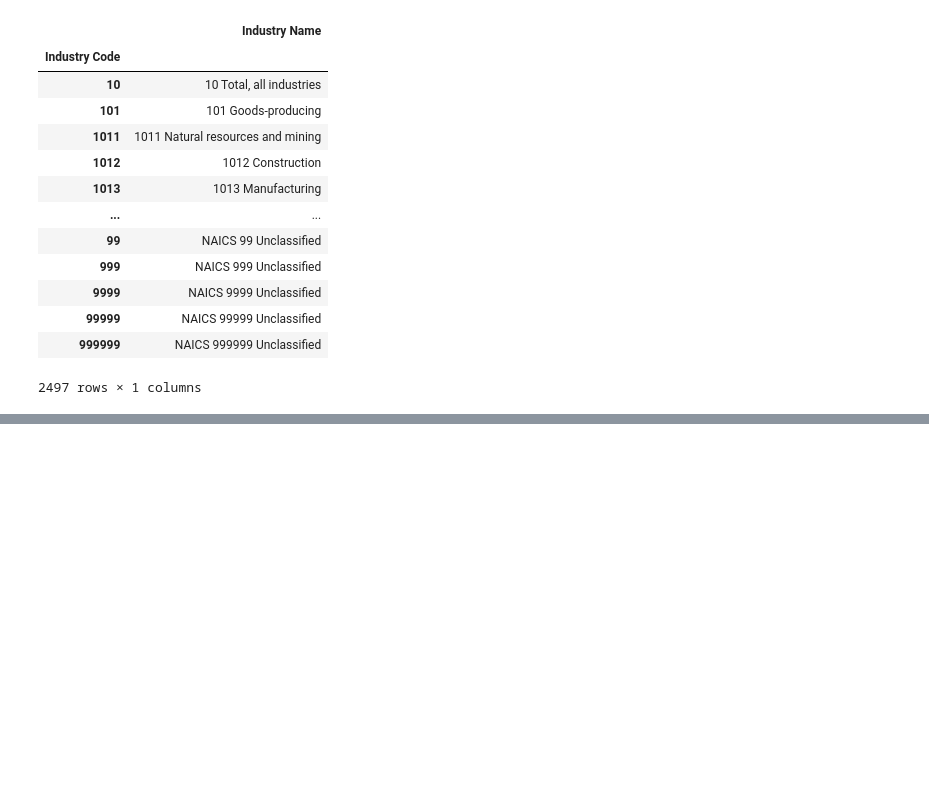
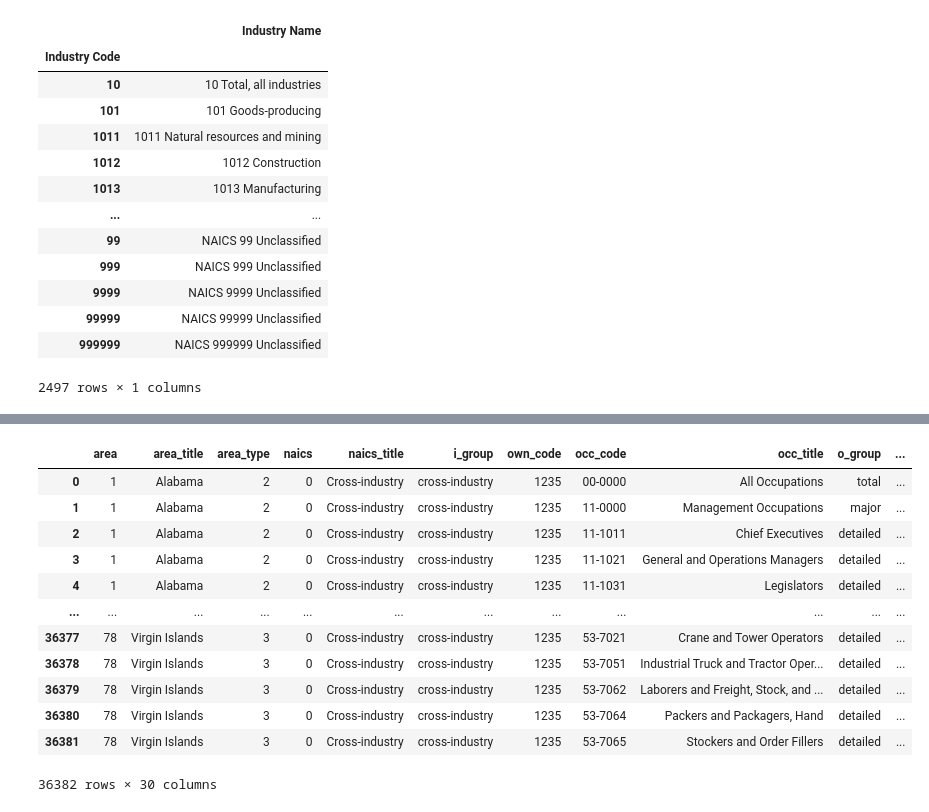
Before and after one commit to tah96/Career-Evaluation-Tool, a Jupyter notebook: geo_data_csvs/csv_cleaner.ipynb, the cells around one changed output, grey strips where cells are left out. Cells and saved outputs as stored; diff of their text form; code cells hidden in the pictures; blank space fills up the shorter version.

Commit message:
cleaning geo data

```diff
--- a/geo_data_csvs/csv_cleaner.ipynb
+++ b/geo_data_csvs/csv_cleaner.ipynb
@@ -131,0 +146,18 @@ national_table
+# %%
+state_geo_data = "state_2019_data.csv"
+state_table = pd.read_csv(state_geo_data)
+state_table
+# %% [output]
+|  | area | area_title | area_type | naics | naics_title | i_group | own_code | occ_code | occ_title | o_group | ... |
+| 0 | 1 | Alabama | 2 | 0 | Cross-industry | cross-industry | 1235 | 00-0000 | All Occupations | total | ... |
+| 1 | 1 | Alabama | 2 | 0 | Cross-industry | cross-industry | 1235 | 11-0000 | Management Occupations | major | ... |
+| 2 | 1 | Alabama | 2 | 0 | Cross-industry | cross-industry | 1235 | 11-1011 | Chief Executives | detailed | ... |
+| 3 | 1 | Alabama | 2 | 0 | Cross-industry | cross-industry | 1235 | 11-1021 | General and Operations Managers | detailed | ... |
+| 4 | 1 | Alabama | 2 | 0 | Cross-industry | cross-industry | 1235 | 11-1031 | Legislators | detailed | ... |
+| ... | ... | ... | ... | ... | ... | ... | ... | ... | ... | ... | ... |
+| 36377 | 78 | Virgin Islands | 3 | 0 | Cross-industry | cross-industry | 1235 | 53-7021 | Crane and Tower Operators | detailed | ... |
+| 36378 | 78 | Virgin Islands | 3 | 0 | Cross-industry | cross-industry | 1235 | 53-7051 | Industrial Truck and Tractor Oper... | detailed | ... |
+| 36379 | 78 | Virgin Islands | 3 | 0 | Cross-industry | cross-industry | 1235 | 53-7062 | Laborers and Freight, Stock, and ... | detailed | ... |
+| 36380 | 78 | Virgin Islands | 3 | 0 | Cross-industry | cross-industry | 1235 | 53-7064 | Packers and Packagers, Hand | detailed | ... |
+| 36381 | 78 | Virgin Islands | 3 | 0 | Cross-industry | cross-industry | 1235 | 53-7065 | Stockers and Order Fillers | detailed | ... |
+36382 rows × 30 columns
```
Also changed, not shown: parts of 3 cells of this notebook.
